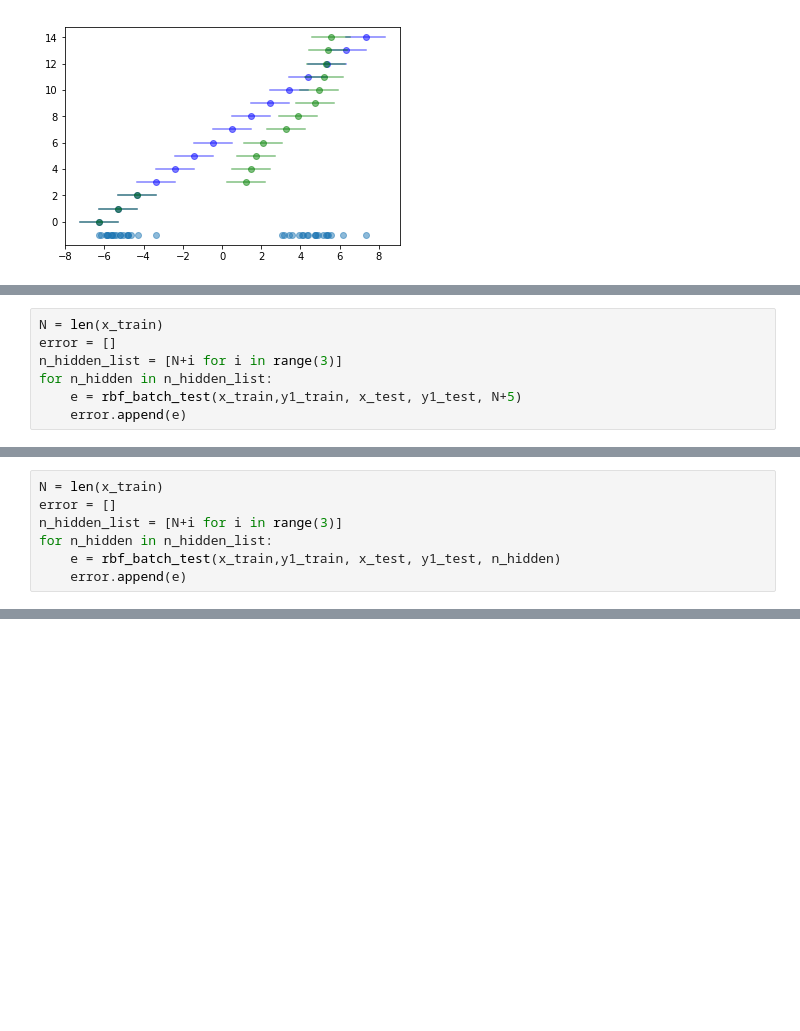
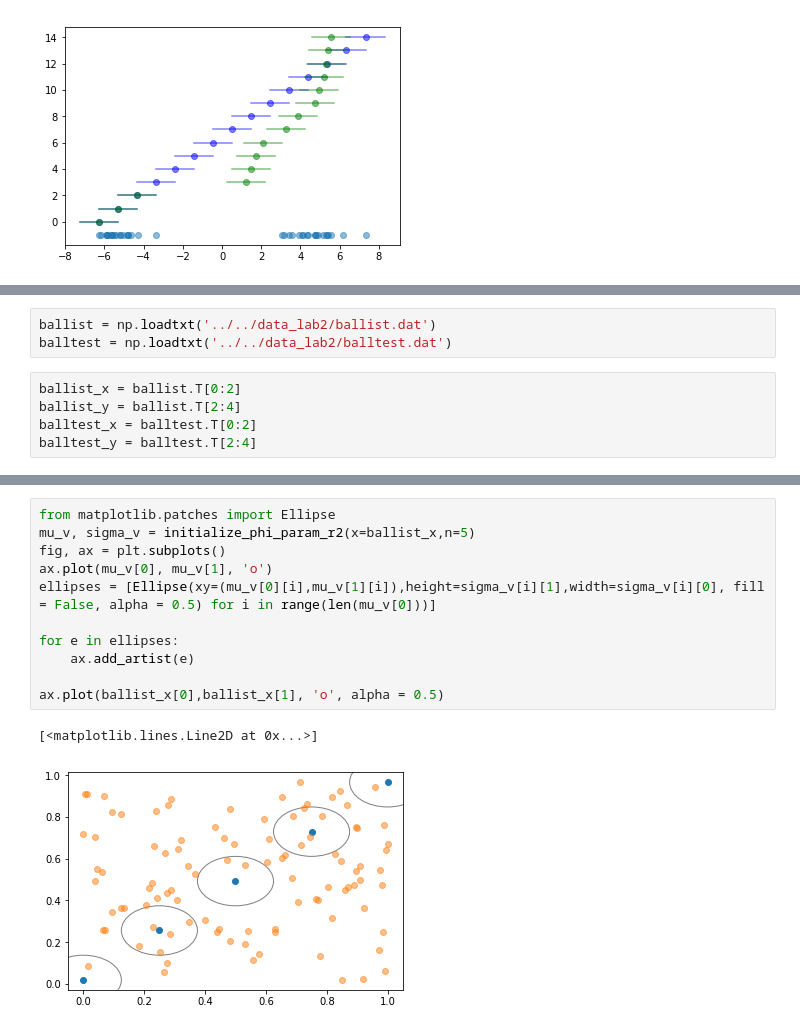
Before and after one commit to romainrey/ANN_DD2437, a Jupyter notebook: Labs_Code/Lab2/Lab 2.ipynb, the cells around one changed output, grey strips where cells are left out. Drawn from its saved outputs; the diff is of its cells as text; blank space fills up the shorter version.

```diff
--- a/Labs_Code/Lab2/Lab 2.ipynb
+++ b/Labs_Code/Lab2/Lab 2.ipynb
@@ -464,7 +451,0 @@ phi_mat = np.array([phi(x_train, mu_v[i], sigma_v[i]) for i in range(len(mu_v))]
-# %%
-N = len(x_train)
-error = []
-n_hidden_list = [N+i for i in range(3)]
-for n_hidden in n_hidden_list:
-    e = rbf_batch_test(x_train,y1_train, x_test, y1_test, N+5)
-    error.append(e)
@@ -490,7 +451,0 @@ array([ 3.76613236e+14, -9.31236550e+14,  1.57507498e+15, -2.23487969e+15,
-# %%
-N = len(x_train)
-error = []
-n_hidden_list = [N+i for i in range(3)]
-for n_hidden in n_hidden_list:
-    e = rbf_batch_test(x_train,y1_train, x_test, y1_test, n_hidden)
-    error.append(e)
@@ -523,0 +454,8 @@ error
+# %%
+ballist = np.loadtxt('../../data_lab2/ballist.dat')
+balltest = np.loadtxt('../../data_lab2/balltest.dat')
+# %%
+ballist_x = ballist.T[0:2]
+ballist_y = ballist.T[2:4]
+balltest_x = balltest.T[0:2]
+balltest_y = balltest.T[2:4]
@@ -523,0 +523,14 @@ error
+# %%
+from matplotlib.patches import Ellipse
+mu_v, sigma_v = initialize_phi_param_r2(x=ballist_x,n=5)
+fig, ax = plt.subplots()
+ax.plot(mu_v[0], mu_v[1], 'o')
+ellipses = [Ellipse(xy=(mu_v[0][i],mu_v[1][i]),height=sigma_v[i][1],width=sigma_v[i][0], fill = False, alpha = 0.5) for i in range(len(mu_v[0]))]
+
+for e in ellipses:
+    ax.add_artist(e)
+
+ax.plot(ballist_x[0],ballist_x[1], 'o', alpha = 0.5)
+# %% [output]
+[<matplotlib.lines.Line2D at 0x...>]
+[figure, added]
```
Also changed, not shown: parts of 10 cells of this notebook.
